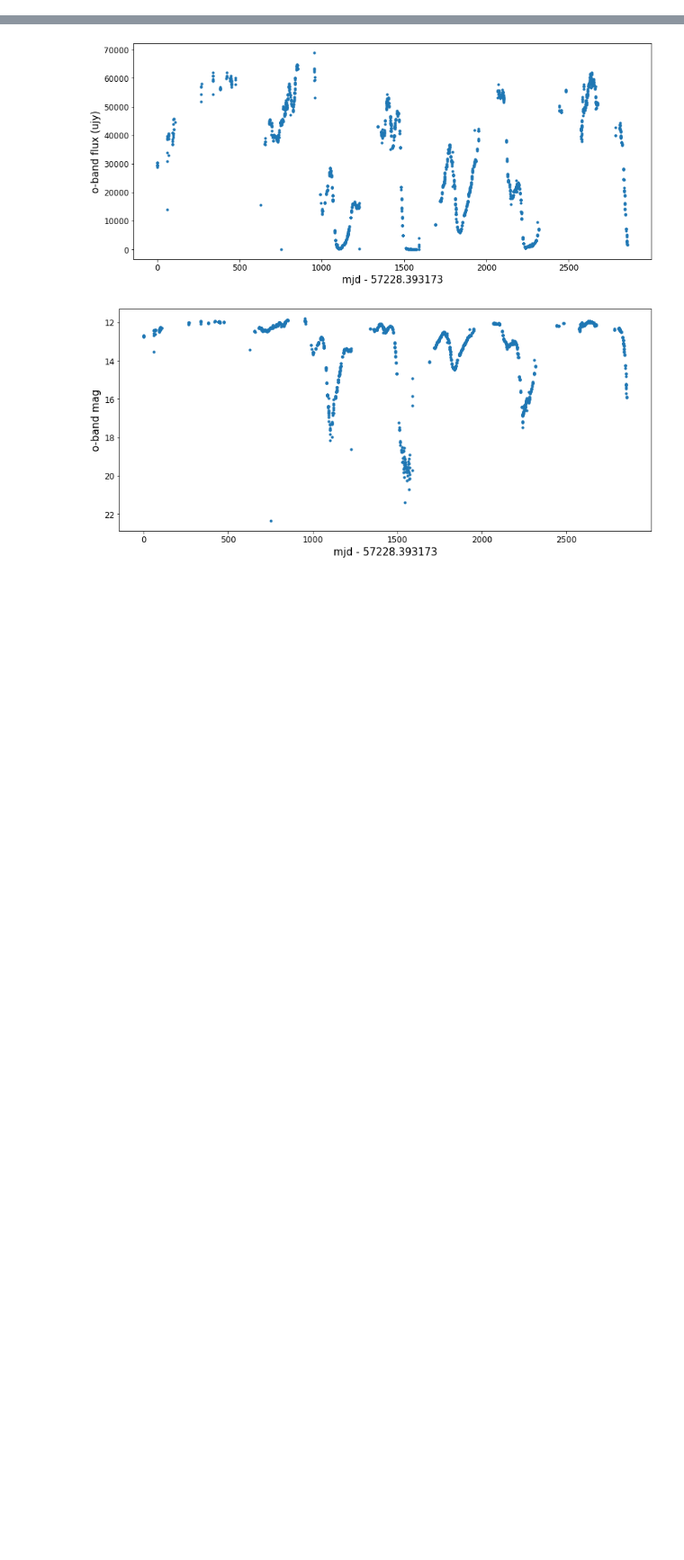
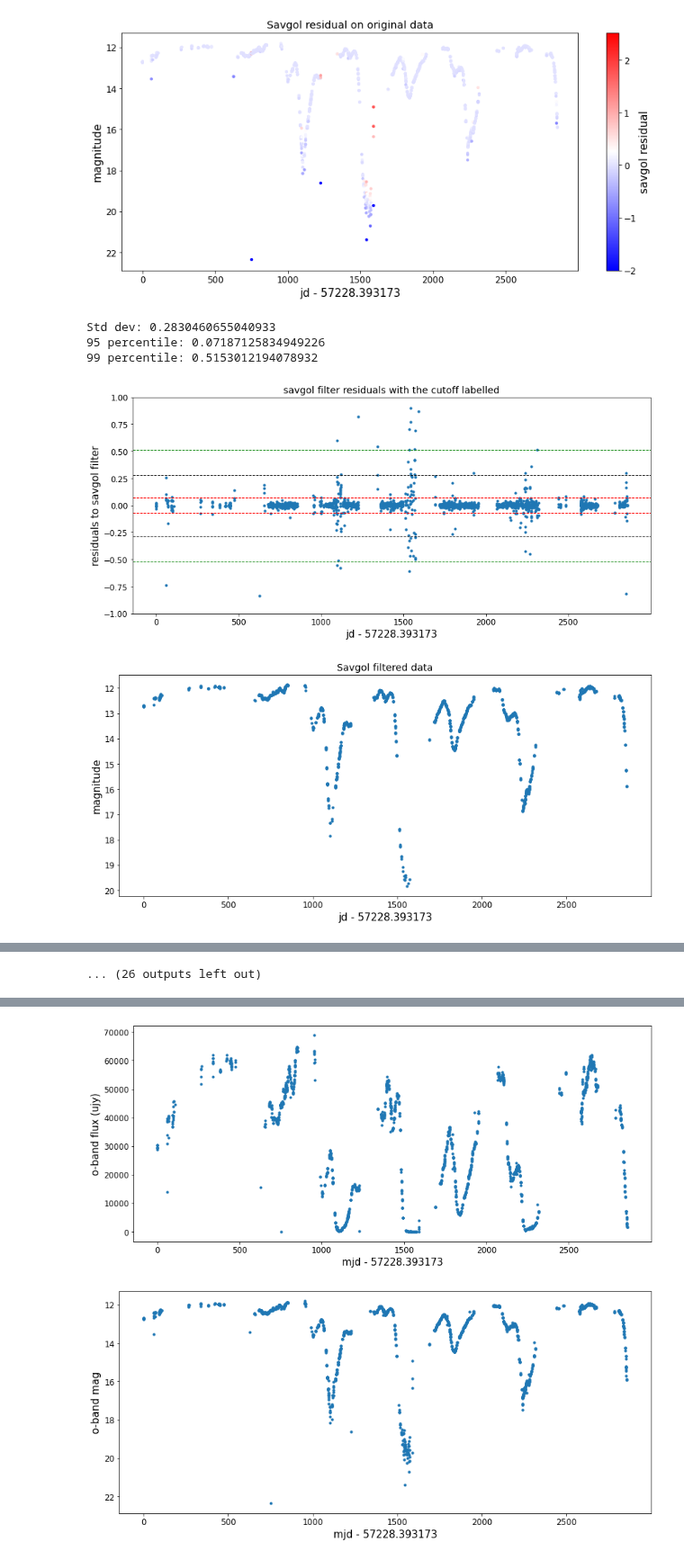
Before and after one commit to courtcraw/Notebooks, a Jupyter notebook: decline_analysis.ipynb, the cells around one changed output, grey strips where cells are left out. Shown at 90% size. Cells and saved outputs as stored; diff of their text form; code cells hidden in the pictures; blank space fills up the shorter version.

```diff
--- a/decline_analysis.ipynb
+++ b/decline_analysis.ipynb
@@ -766,0 +884,9 @@ def decline_detection(data_frame,min_decline_depth=0.9,saturation_limit=12,use_i
+# %%
+decline_detection(oband,use_iter_smooth=False,debug_mode=True)
+# %% [output]
+[figure, added]
+Std dev: 0.2830460655040933
+95 percentile: 0.07187125834949226
+99 percentile: 0.5153012194078932
+[figure, added]
+[figure, added]
@@ -767,3 +901,4 @@ def decline_detection(data_frame,min_decline_depth=0.9,saturation_limit=12,use_i
+... (26 outputs left out)
 # %%
 atlas = pd.read_csv('../data/RCB_LC_FORTESTING/2023-06-15_WISEJ194218.38-203247.5_ATLAS.csv')
 # atlas = pd.read_csv('../data/RCB_LC_FORTESTING/2023-06-15_AOHer_ATLAS.csv')
```
Also changed, not shown: parts of 4 cells of this notebook, 2 other files.
